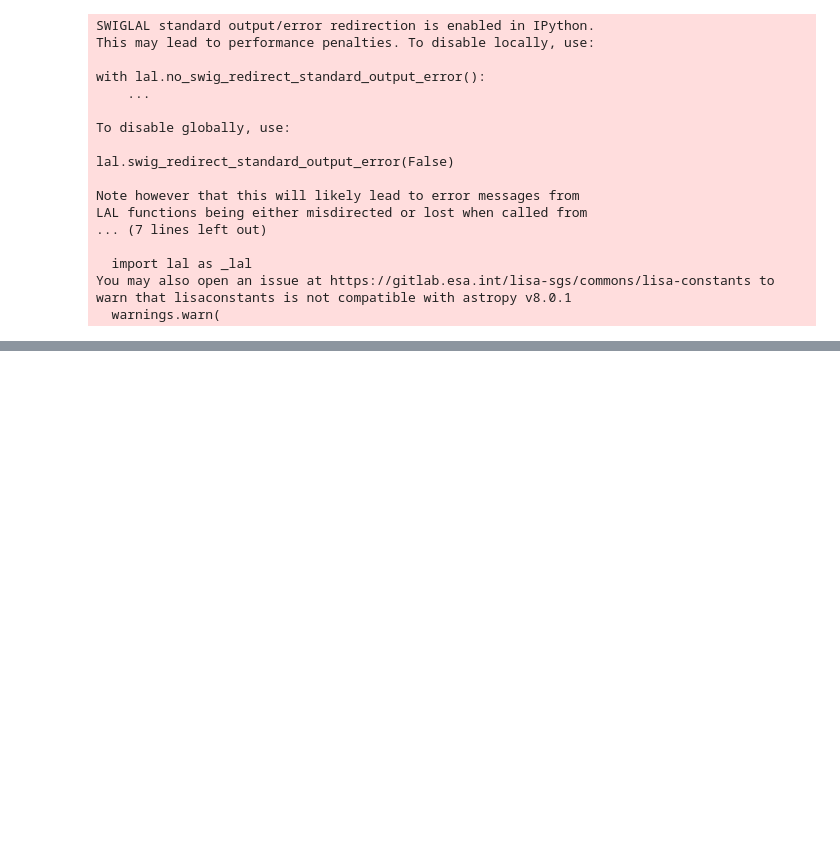
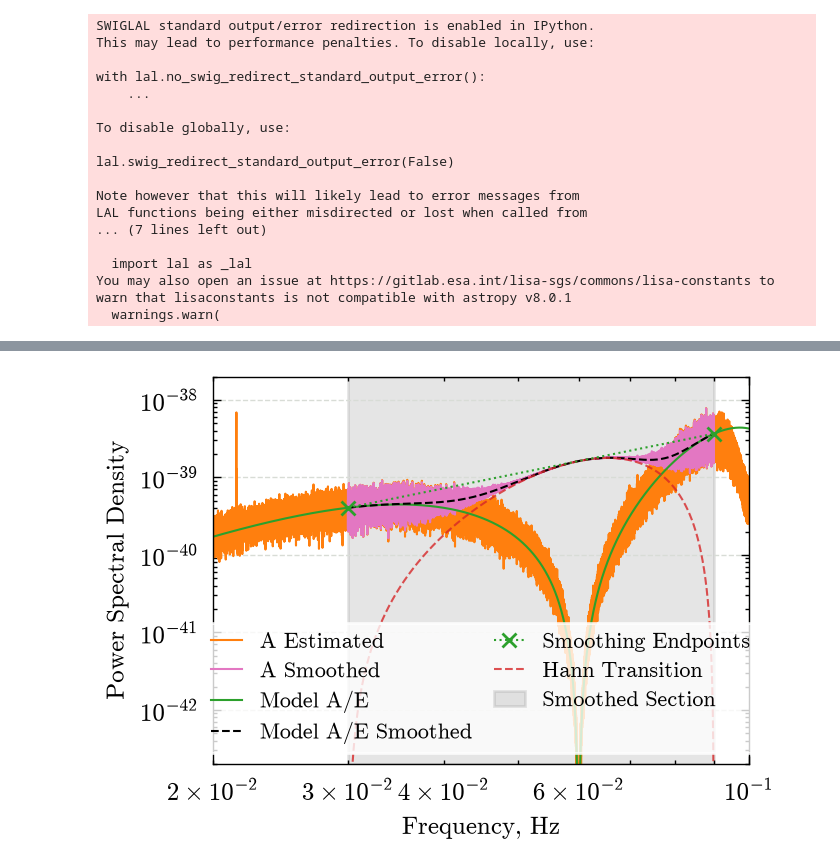
Before and after one commit to icg-gravwaves/lisa_premerger_sangria, a Jupyter notebook: estimate_psds/plot_psds.ipynb, the cells around one changed output, grey strips where cells are left out. Saved outputs shown, nothing was run; the diff lists cells and outputs as text; code cells hidden in the pictures; blank space fills up the shorter version.

```diff
--- a/estimate_psds/plot_psds.ipynb
+++ b/estimate_psds/plot_psds.ipynb
@@ -371,0 +299,85 @@ Error:
+# %%
+width = plt.rcParams["figure.figsize"][0]
+height = plt.rcParams["figure.figsize"][1] * 1.25
+# Lets plot the PSDs to compare them:
+fig, ax = plt.subplots(1, figsize=(width, height))
+
+
+lines_to_plot = (
+    (A_estimate, 'A Estimated', 'tab:orange', '-', None, None),
+    (A_smoothed, 'A Smoothed', 'tab:pink', '-', section_lower, section_upper),
+    (AE_model, 'Model A/E', 'tab:green', '-', None, None),
+    (AE_model_smoothed, 'Model A/E Smoothed', 'k', '--', section_lower, section_upper),
+)
+
+for (psd, label, color, linestyle, freqmin, freqmax) in lines_to_plot:
+    if freqmin is not None:
+        idx_min = np.argmin(abs(psd.sample_frequencies - freqmin))
+    else:
+        idx_min = None
+    if freqmax is not None:
+        idx_max = np.argmin(abs(psd.sample_frequencies - freqmax))
+    else:
+        idx_max = None
+    ax.loglog(
+        psd.sample_frequencies[idx_min:idx_max],
+        psd[idx_min:idx_max],
+        label=label,
+        color=color,
+        linestyle=linestyle,
+        rasterized=True
+    )
+
+
+
+
+scatter_freqs = [section_lower, section_upper]
+scatter_ys = [None, None]
+for i, freq in enumerate(scatter_freqs):
+    idx = np.argmin(abs(AE_model.sample_frequencies - freq))
+    scatter_ys[i] = AE_model[idx]
+ax.loglog(
+    scatter_freqs, scatter_ys, color='tab:green', marker='x', linestyle=':', zorder=50, label='Smoothing Endpoints'
+)
+
+# Plot the Hann window used to smoothly transition between the estimate and the 'bridge'.
+# This is the same window applied in smooth_section() (estimate_psds.py).
+# We multiply it by the bridge line so it sits at the correct scale on the plot.
+idx_min = np.argmin(abs(AE_model.sample_frequencies - section_lower))
+idx_max = np.argmin(abs(AE_model.sample_frequencies - section_upper))
+section_freqs = AE_model.sample_frequencies[idx_min:idx_max]
+from scipy.signal import windows
+window = windows.hann(section_freqs.data.size)
+
+# Reconstruct the bridge line (same as in smooth_section) to scale the window by.
+start_x, start_y = AE_model.sample_frequencies[idx_min], AE_model[idx_min]
+end_x, end_y = AE_model.sample_frequencies[idx_max], AE_model[idx_max]
+slope = (np.log(end_y) - np.log(start_y)) / (np.log(end_x) - np.log(start_x))
+intercept = np.log(start_y) - slope * np.log(start_x)
+bridge_line = np.exp(intercept) * (section_freqs ** slope)
+
+ax.loglog(
+    section_freqs,
+    window * bridge_line,
+    color='tab:red',
+    linestyle='--',
+    alpha=0.8,
+    label="Hann Transition"
+)
+
+ax.axvspan(
+    section_lower, section_upper,
+    color='gray', zorder=-100, label='Smoothed Section', alpha=0.2
+)
+
+
+ax.set_ylabel("Power Spectral Density")
+ax.set_xlabel("Frequency, Hz")
+ax.legend(loc='lower center', ncol=2)
+ax.set_ylim([2e-43, 2e-38])
+ax.set_xlim([2e-2, 1e-1])
+ax.grid(zorder=-100)
+
+fig.savefig('../paper/images/dataset/figure_2_smoothing_60mHz.png')
+# %% [output]
+[figure, added]
```
Also changed, not shown: parts of 23 cells of this notebook, 17 other files.
